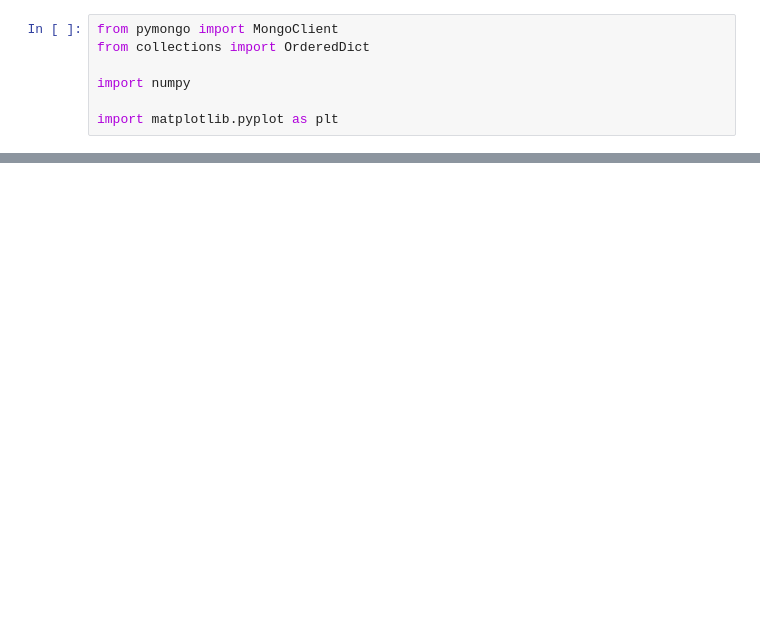
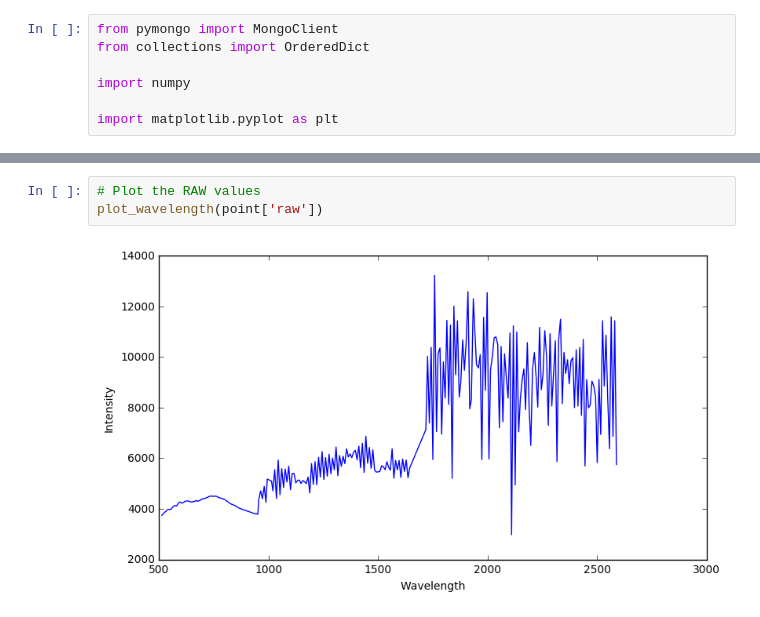
Before and after one commit to TeamSelene/BigDataVisualization, a Jupyter notebook: Notebooks/query_data.ipynb, the cells around one changed output, grey strips where cells are left out. Drawn from its saved outputs; the diff is of its cells as text; blank space fills up the shorter version.

```diff
--- a/Notebooks/query_data.ipynb
+++ b/Notebooks/query_data.ipynb
@@ -39,0 +58,5 @@ plt.show()
+# %%
+# Plot the RAW values
+plot_wavelength(point['raw'])
+# %% [output]
+[figure, added]
```
Also changed, not shown: parts of 17 cells of this notebook, 1 other file.
